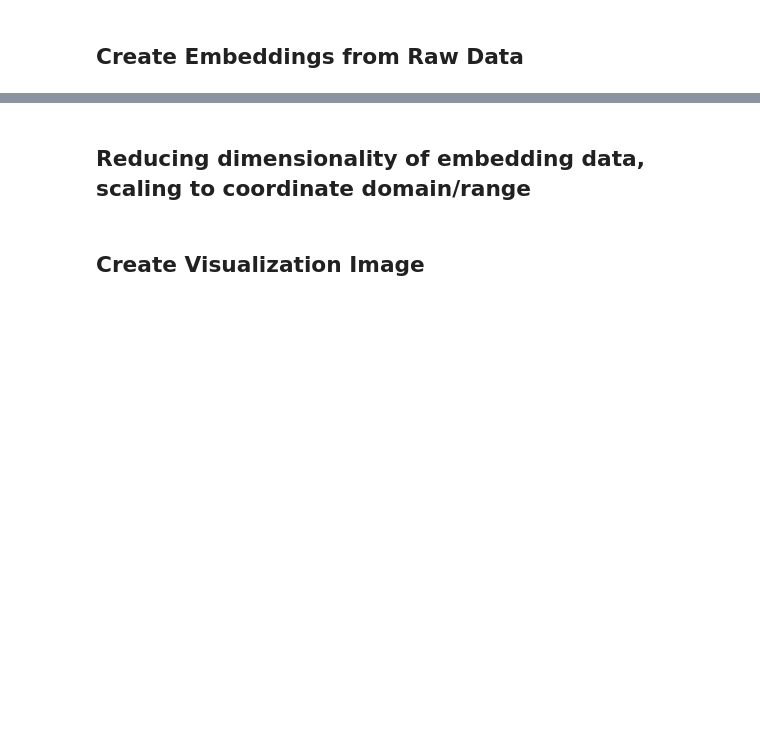
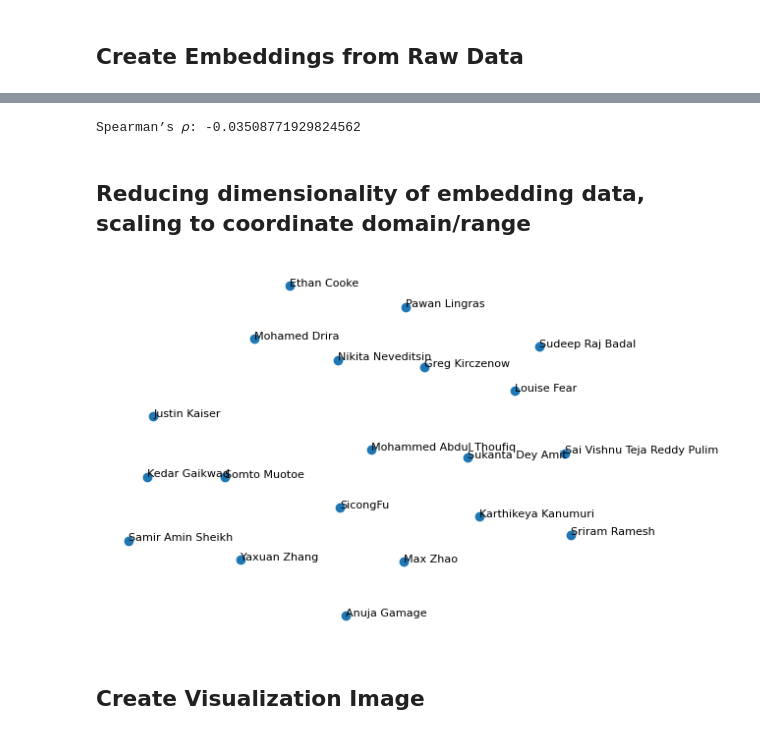
Before and after one commit to A00476491/MCDA5511_Assignment1, a Jupyter notebook: visualizer.ipynb, the cells around one changed output, grey strips where cells are left out. Drawn from its saved outputs; the diff is of its cells as text; code cells hidden in the pictures; blank space fills up the shorter version.

```diff
--- a/visualizer.ipynb
+++ b/visualizer.ipynb
@@ -74,3 +100,7 @@ To support symlinks on Windows, you either need to activate Developer Mode or to
+# %%
+rho = compute_spearman_correlation(person_embeddings1, person_embeddings2)
+# %% [output]
+Spearman’s 𝜌: -0.03508771929824562
 # %% [markdown]
 ## Reducing dimensionality of embedding data, scaling to coordinate domain/range
 # %%
@@ -81 +111,17 @@ scaled_data = scaler.fit_transform(list(person_embeddings.values()))
 reduced_data = reducer.fit_transform(scaled_data)
+# %%
+# Creating lists of coordinates with accompanying labels
+x = [row[0] for row in reduced_data]
+y = [row[1] for row in reduced_data]
+label = list(person_embeddings1.keys())
+
+# Plotting and annotating data points
+plt.scatter(x,y)
+for i, name in enumerate(label):
+    plt.annotate(name, (x[i], y[i]), fontsize="8")
+
+# Clean-up and Export
+plt.axis('off')
+plt.savefig(project_path+'visualization.png', dpi=800)
+# %% [output]
+[figure, added]
```
Also changed, not shown: parts of 12 cells of this notebook, 1 other file.
